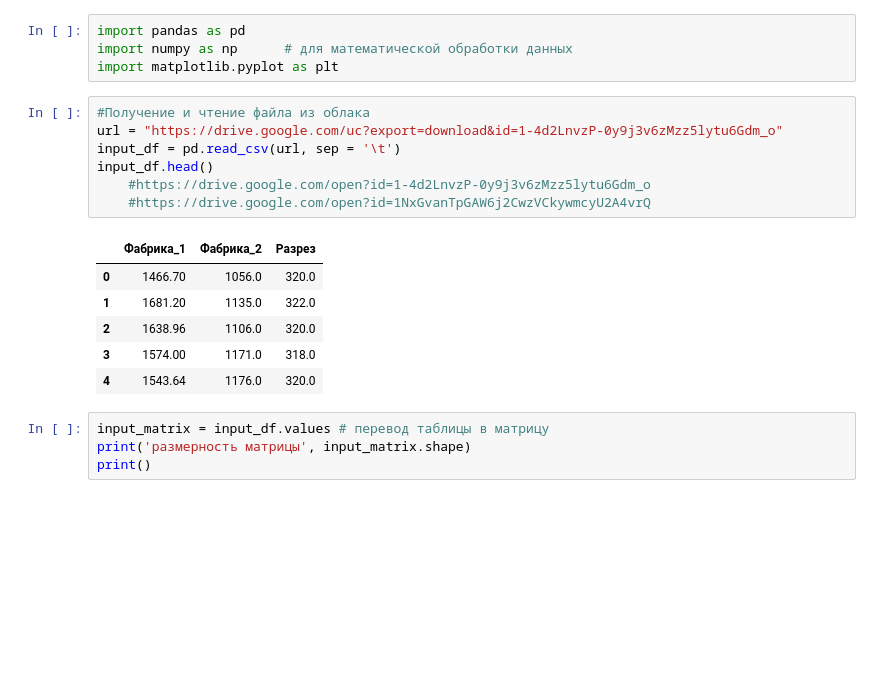
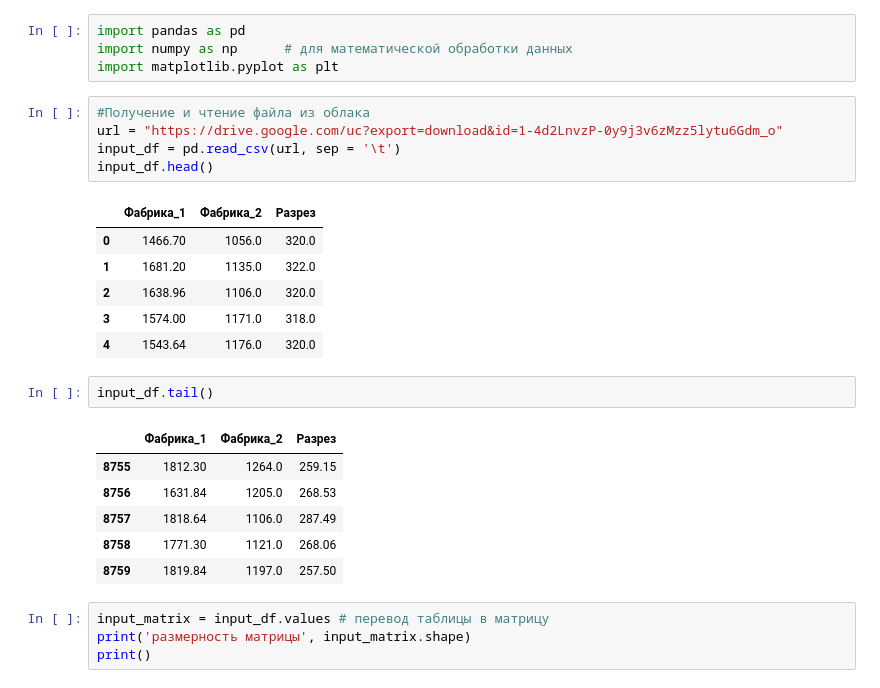
Before and after one commit to Stepan229/-1, a Jupyter notebook: График с таблицей.ipynb, the cells around one changed output. Saved outputs shown, nothing was run; the diff lists cells and outputs as text; blank space fills up the shorter version.

```diff
--- a/График с таблицей.ipynb
+++ b/График с таблицей.ipynb
@@ -9,8 +9,6 @@ import matplotlib.pyplot as plt
 url = "https://drive.google.com/uc?export=download&id=1-4d2LnvzP-0y9j3v6zMzz5lytu6Gdm_o"
 input_df = pd.read_csv(url, sep = '\t')
 input_df.head()
-    #https://drive.google.com/open?id=1-4d2LnvzP-0y9j3v6zMzz5lytu6Gdm_o
-    #https://drive.google.com/open?id=1NxGvanTpGAW6j2CwzVCkywmcyU2A4vrQ
 # %% [output]
 |  | Фабрика_1 | Фабрика_2 | Разрез |
 | 0 | 1466.70 | 1056.0 | 320.0 |
@@ -18,6 +16,15 @@ input_df.head()
 | 2 | 1638.96 | 1106.0 | 320.0 |
 | 3 | 1574.00 | 1171.0 | 318.0 |
 | 4 | 1543.64 | 1176.0 | 320.0 |
+# %%
+input_df.tail()
+# %% [output]
+|  | Фабрика_1 | Фабрика_2 | Разрез |
+| 8755 | 1812.30 | 1264.0 | 259.15 |
+| 8756 | 1631.84 | 1205.0 | 268.53 |
+| 8757 | 1818.64 | 1106.0 | 287.49 |
+| 8758 | 1771.30 | 1121.0 | 268.06 |
+| 8759 | 1819.84 | 1197.0 | 257.50 |
 # %%
 input_matrix = input_df.values # перевод таблицы в матрицу
 print('размерность матрицы', input_matrix.shape)
```
